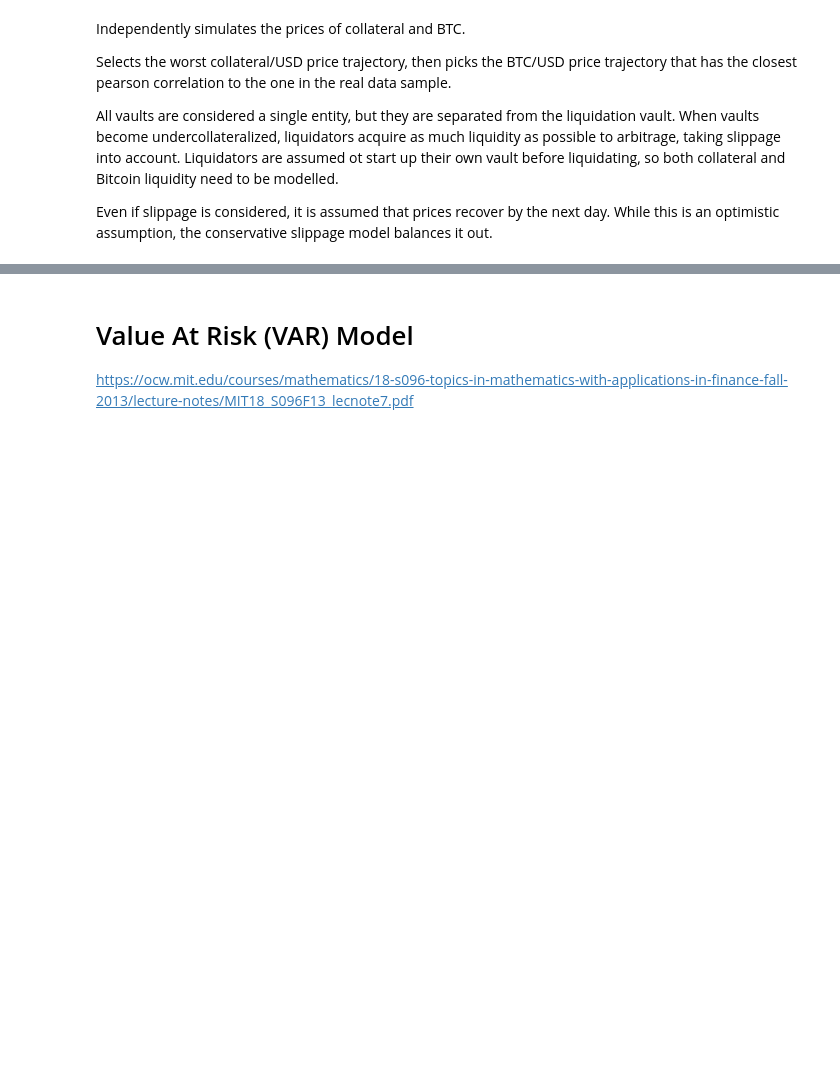
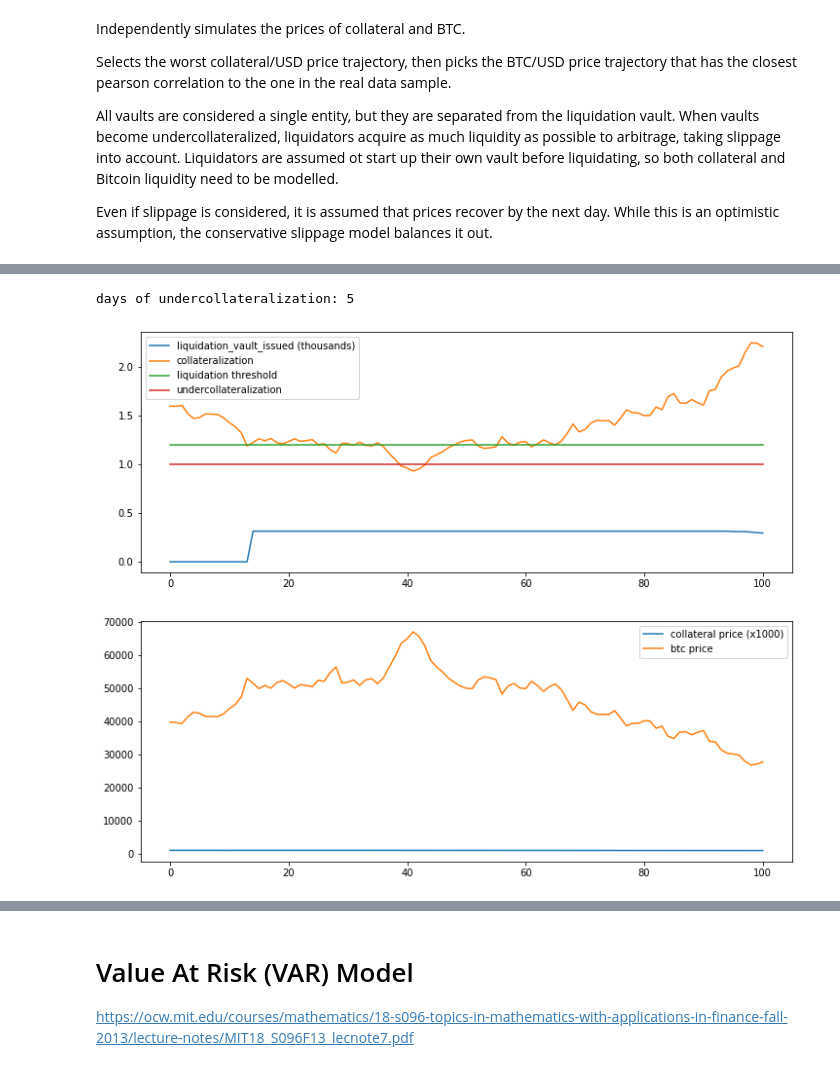
Before and after one commit to interlay/collateralization-analysis, a Jupyter notebook: Kusama Collateral Thresolds.ipynb, the cells around one changed output, grey strips where cells are left out. Cells and saved outputs as stored; diff of their text form; code cells hidden in the pictures; blank space fills up the shorter version.

Commit message:
Add KINT and USDC

```diff
--- a/Kusama Collateral Thresolds.ipynb
+++ b/Kusama Collateral Thresolds.ipynb
@@ -378,12 +527,9 @@ All vaults are considered a single entity, but they are separated from the liqui
 Even if slippage is considered, it is assumed that prices recover by the next day. While this is an optimistic assumption, the conservative slippage model balances it out.
 # %%
 # Should simulate more scenarios
-SIMULATED_SCENARIOS = 100
+SIMULATED_SCENARIOS = 500
 PRICE_PATHS_PER_SIMULATION = 500
-PREDICTED_TIME_STEPS = 100 * 24
-
-# 6 blocks - assume 40 mins block confirmation time
-BITCOIN_CONFIRMATION_HOURS = 4
+PREDICTED_DAYS = 100
 
 # premium redeem is skipped
 PREMIUM_REDEEM_BONUS = 0.05
@@ -840,0 +910,20 @@ days of undercollateralization: 0
+# %%
+DEBT_CEILING_USD = 20_000_000
+SECURE_THRESHOLD = 1.6
+LIQUIDATION_THRESHOLD = 1.2
+simulate_and_plot(
+    SIMULATED_SCENARIOS,
+    observed_ksm_btc_corr,
+    DEBT_CEILING_USD,
+    SECURE_THRESHOLD,
+    LIQUIDATION_THRESHOLD,
+    usdc_usd_returns_daily,
+    usdc_to_usd_daily,
+    btc_liquidity_model,
+    btc_usd_returns_daily,
+    btc_to_usd_daily,
+    ksm_liquidity_model,
+)
+# %% [output]
+days of undercollateralization: 5
+[figure, added]
```
Also changed, not shown: parts of 30 cells of this notebook, 9 other files.
